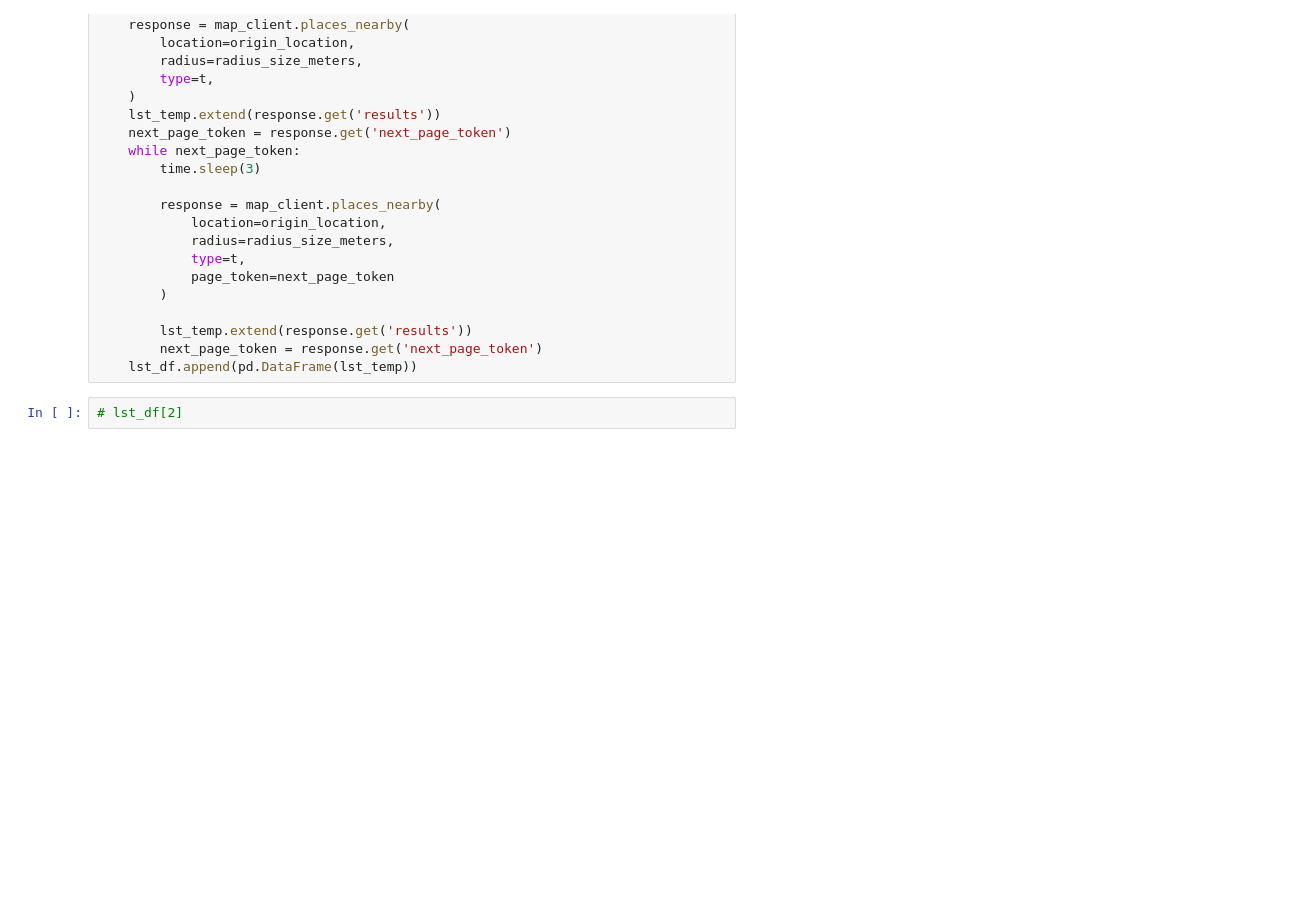
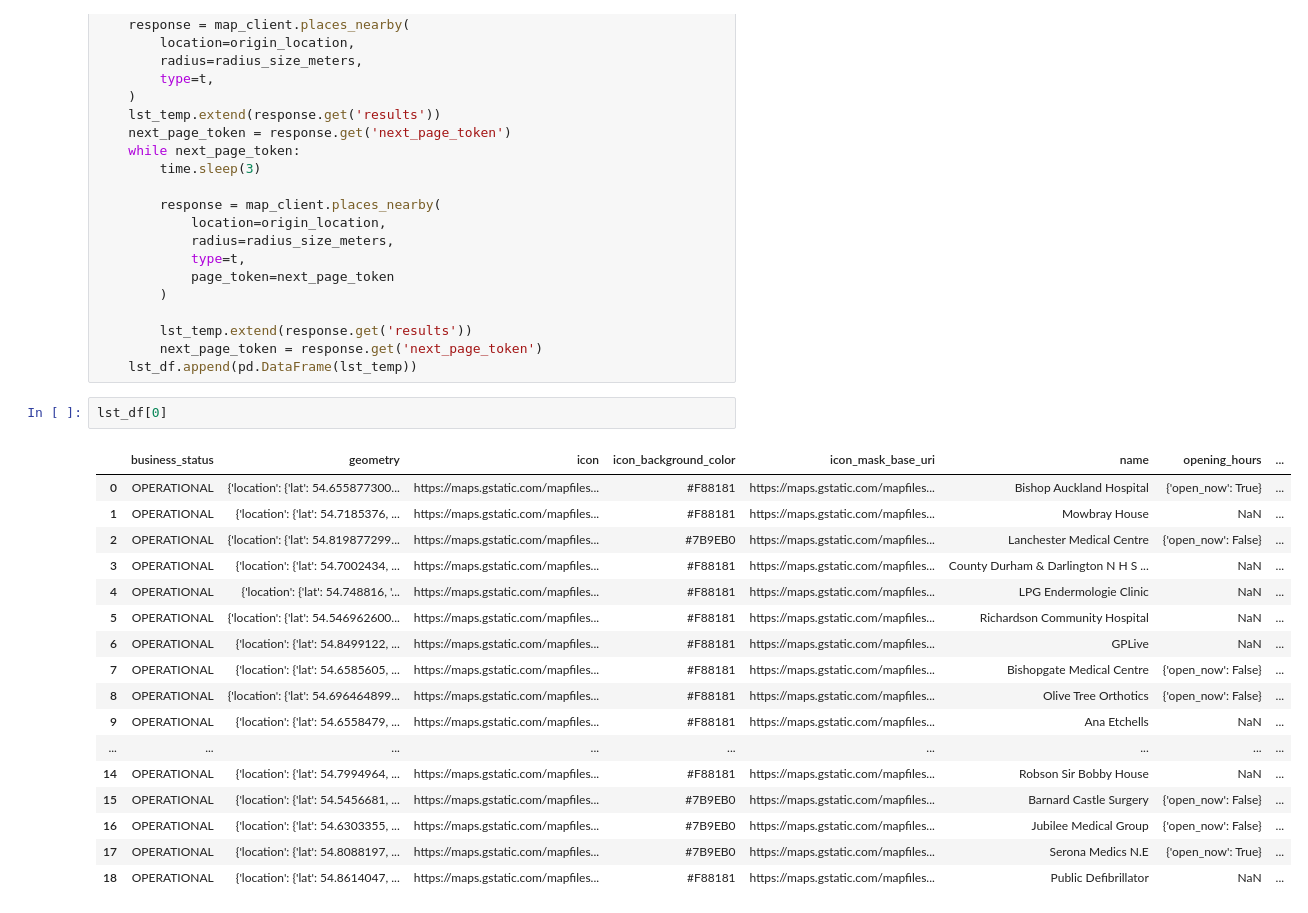
Before and after one commit to willbanny/Location-Analysis, a Jupyter notebook: google_api/jup_notebooks/Untitled.ipynb, the cells around one changed output. Cells and saved outputs as stored; diff of their text form; blank space fills up the shorter version.

```diff
--- a/google_api/jup_notebooks/Untitled.ipynb
+++ b/google_api/jup_notebooks/Untitled.ipynb
@@ -69,4 +76,22 @@ for t in search_type_list:
         next_page_token = response.get('next_page_token')
     lst_df.append(pd.DataFrame(lst_temp))
 # %%
-# lst_df[2]
+lst_df[0]
+# %% [output]
+|  | business_status | geometry | icon | icon_background_color | icon_mask_base_uri | name | opening_hours | ... |
+| 0 | OPERATIONAL | {'location': {'lat': 54.655877300... | https://maps.gstatic.com/mapfiles... | #F88181 | https://maps.gstatic.com/mapfiles... | Bishop Auckland Hospital | {'open_now': True} | ... |
+| 1 | OPERATIONAL | {'location': {'lat': 54.7185376, ... | https://maps.gstatic.com/mapfiles... | #F88181 | https://maps.gstatic.com/mapfiles... | Mowbray House | NaN | ... |
+| 2 | OPERATIONAL | {'location': {'lat': 54.819877299... | https://maps.gstatic.com/mapfiles... | #7B9EB0 | https://maps.gstatic.com/mapfiles... | Lanchester Medical Centre | {'open_now': False} | ... |
+| 3 | OPERATIONAL | {'location': {'lat': 54.7002434, ... | https://maps.gstatic.com/mapfiles... | #F88181 | https://maps.gstatic.com/mapfiles... | County Durham & Darlington N H S ... | NaN | ... |
+| 4 | OPERATIONAL | {'location': {'lat': 54.748816, '... | https://maps.gstatic.com/mapfiles... | #F88181 | https://maps.gstatic.com/mapfiles... | LPG Endermologie Clinic | NaN | ... |
+| 5 | OPERATIONAL | {'location': {'lat': 54.546962600... | https://maps.gstatic.com/mapfiles... | #F88181 | https://maps.gstatic.com/mapfiles... | Richardson Community Hospital | NaN | ... |
+| 6 | OPERATIONAL | {'location': {'lat': 54.8499122, ... | https://maps.gstatic.com/mapfiles... | #F88181 | https://maps.gstatic.com/mapfiles... | GPLive | NaN | ... |
+| 7 | OPERATIONAL | {'location': {'lat': 54.6585605, ... | https://maps.gstatic.com/mapfiles... | #F88181 | https://maps.gstatic.com/mapfiles... | Bishopgate Medical Centre | {'open_now': False} | ... |
+| 8 | OPERATIONAL | {'location': {'lat': 54.696464899... | https://maps.gstatic.com/mapfiles... | #F88181 | https://maps.gstatic.com/mapfiles... | Olive Tree Orthotics | {'open_now': False} | ... |
+| 9 | OPERATIONAL | {'location': {'lat': 54.6558479, ... | https://maps.gstatic.com/mapfiles... | #F88181 | https://maps.gstatic.com/mapfiles... | Ana Etchells | NaN | ... |
+| ... | ... | ... | ... | ... | ... | ... | ... | ... |
+| 14 | OPERATIONAL | {'location': {'lat': 54.7994964, ... | https://maps.gstatic.com/mapfiles... | #F88181 | https://maps.gstatic.com/mapfiles... | Robson Sir Bobby House | NaN | ... |
+| 15 | OPERATIONAL | {'location': {'lat': 54.5456681, ... | https://maps.gstatic.com/mapfiles... | #7B9EB0 | https://maps.gstatic.com/mapfiles... | Barnard Castle Surgery | {'open_now': False} | ... |
+| 16 | OPERATIONAL | {'location': {'lat': 54.6303355, ... | https://maps.gstatic.com/mapfiles... | #7B9EB0 | https://maps.gstatic.com/mapfiles... | Jubilee Medical Group | {'open_now': False} | ... |
+| 17 | OPERATIONAL | {'location': {'lat': 54.8088197, ... | https://maps.gstatic.com/mapfiles... | #7B9EB0 | https://maps.gstatic.com/mapfiles... | Serona Medics N.E | {'open_now': True} | ... |
+| 18 | OPERATIONAL | {'location': {'lat': 54.8614047, ... | https://maps.gstatic.com/mapfiles... | #F88181 | https://maps.gstatic.com/mapfiles... | Public Defibrillator | NaN | ... |
```
Also changed, not shown: parts of 10 cells of this notebook, 3 other files.
